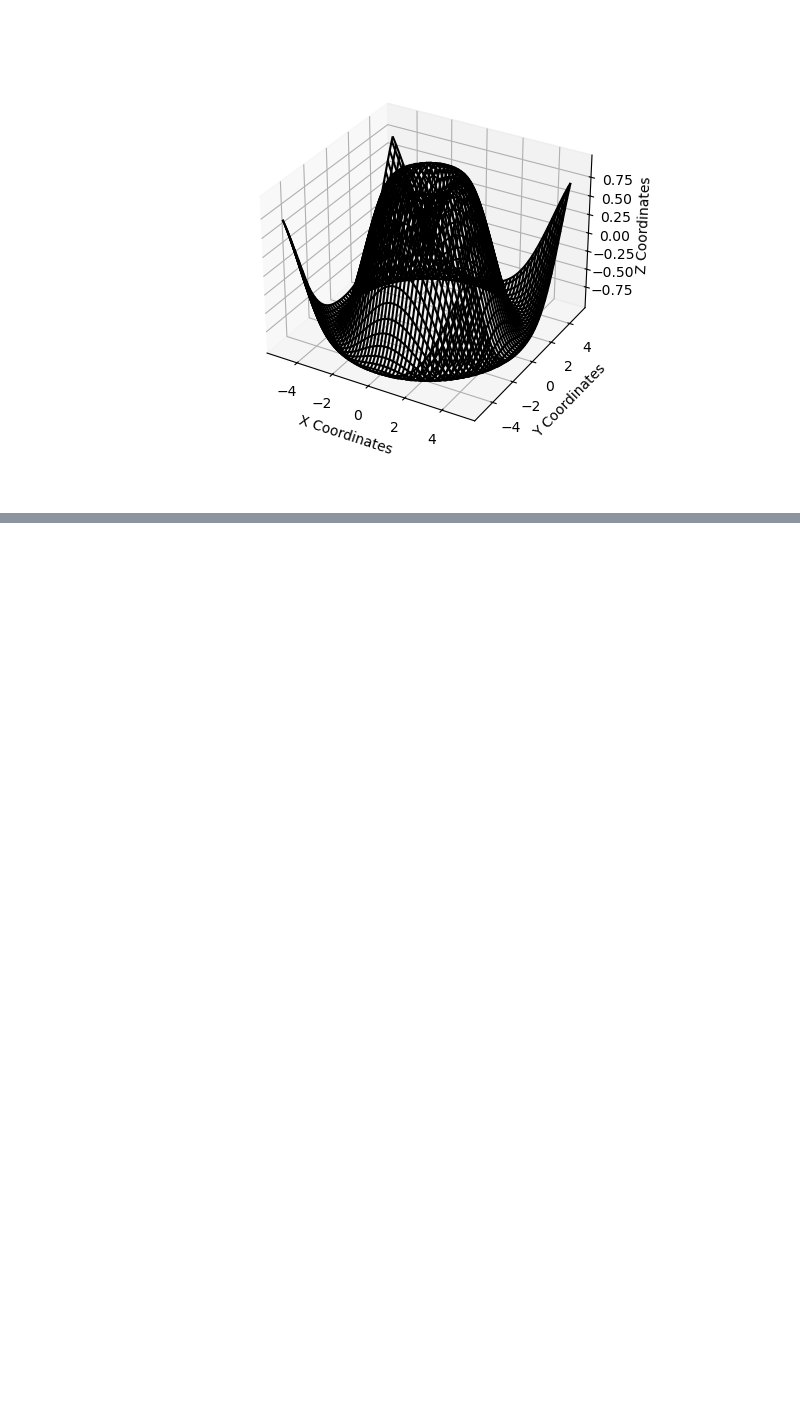
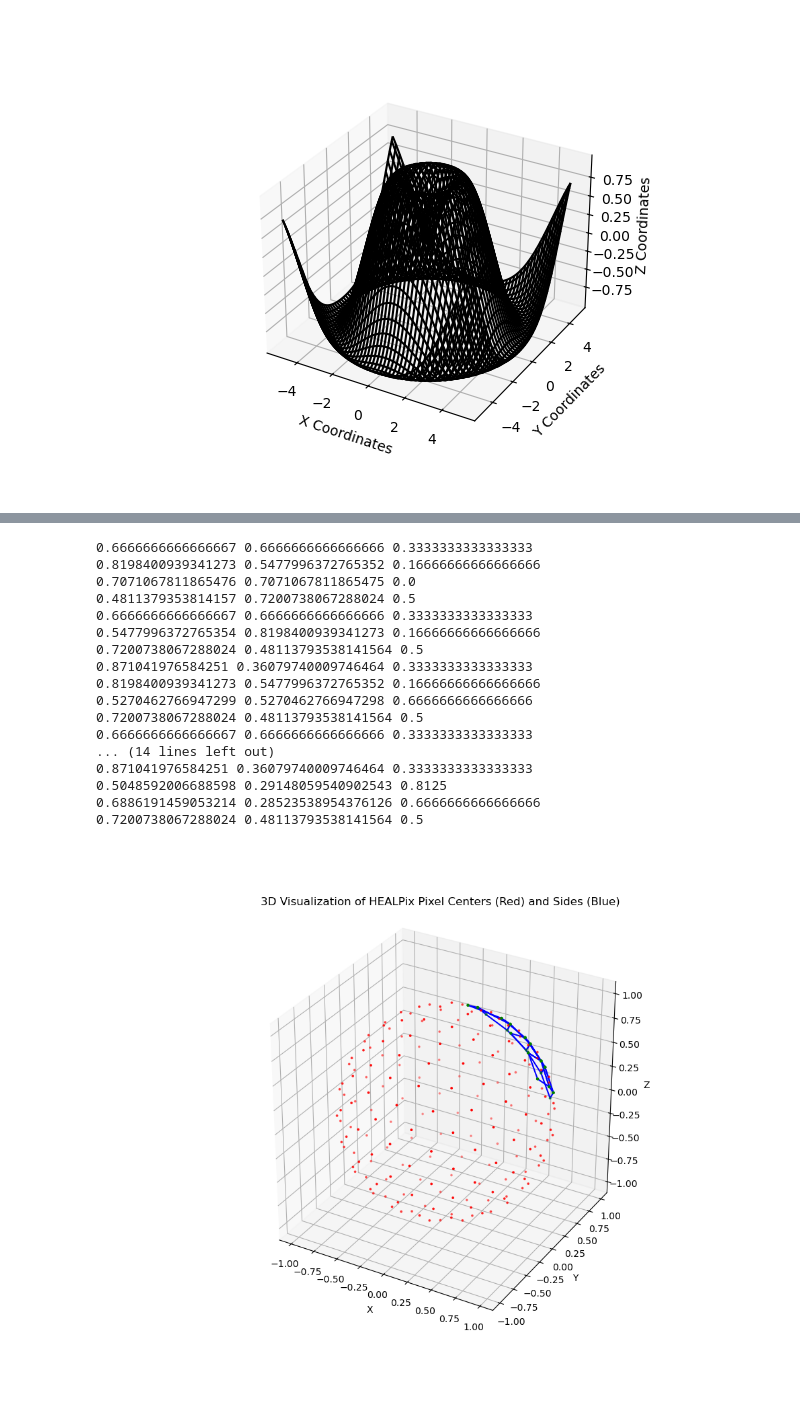
Before and after one commit to ioanazelko/isrf, a Jupyter notebook: isrf/plotting.ipynb, the cells around one changed output, grey strips where cells are left out. Drawn from its saved outputs; the diff is of its cells as text; code cells hidden in the pictures; blank space fills up the shorter version.

```diff
--- a/isrf/plotting.ipynb
+++ b/isrf/plotting.ipynb
@@ -226,3 +66,70 @@ plt.show()
+# %%
+
+# Set the HEALPix resolution
+nside = 4  # A manageable nside value for clear visualization
+npix = hp.nside2npix(nside)
+
+# Get the coordinates of the centers of the HEALPix pixels
+l_c, b_c = hp.pix2ang(nside, np.arange(npix), lonlat=True)
+
+# Convert Galactic coordinates to Cartesian coordinates for 3D plotting
+x_c, y_c, z_c = utils.galactic_to_cartesian( l_c,b_c, 1)
+
+# Prepare a 3D plot
+fig = plt.figure(figsize=(10, 8))
+ax = fig.add_subplot(111, projection='3d')
+
+# Iterate over all pixels to plot their boundaries
+#for pix in range(npix):
+for pix in range(10):
+
+    # Get the boundaries of the pixel (returns vertices in x, y, z cartesian coordinates)
+    # We are now extracting the full shape which is (3, N)
+    vertices = hp.boundaries(nside, pix, step=1, nest=True)  # Using NESTED ordering by default
+    x = vertices[0]
+    y = vertices[1]
+    z = vertices[2]
+    ax.scatter(x, y, z, c='g', s=5) # Plot the vertices of the pixel with a given point size
+    ### Plot the edges of the pixel
+    for i in range(3):
+        print(x[i], y[i], z[i])
+        ax.plot([x[i], x[i+1]], [y[i], y[i+1]], [z[i], z[i+1]], c='b')  # Draw a line between each pair of vertices
+    ax.plot([x[-1], x[0]], [y[-1], y[0]], [z[-1], z[0]], c='b')  # Draw a line between each pair of vertices
+
+
+# Scatter plot for point visualization
+ax.scatter(x_c, y_c, z_c, c='r', s=3)  # Color red, point size 1
+
+# # Set the aspect of the plot to be equal
+ax.set_box_aspect([1,1,1])
+
+# Enhance the plot
+ax.set_xlabel('X')
+ax.set_ylabel('Y')
+ax.set_zlabel('Z')
+ax.set_title('3D Visualization of HEALPix Pixel Centers (Red) and Sides (Blue)')
+ax.grid(True)
+
+plt.show()
+# %% [output]
+0.6666666666666667 0.6666666666666666 0.3333333333333333
+0.8198400939341273 0.5477996372765352 0.16666666666666666
+0.7071067811865476 0.7071067811865475 0.0
+0.4811379353814157 0.7200738067288024 0.5
+0.6666666666666667 0.6666666666666666 0.3333333333333333
+0.5477996372765354 0.8198400939341273 0.16666666666666666
+0.7200738067288024 0.48113793538141564 0.5
+0.871041976584251 0.36079740009746464 0.3333333333333333
+0.8198400939341273 0.5477996372765352 0.16666666666666666
+0.5270462766947299 0.5270462766947298 0.6666666666666666
+0.7200738067288024 0.48113793538141564 0.5
+0.6666666666666667 0.6666666666666666 0.3333333333333333
+... (14 lines left out)
+0.871041976584251 0.36079740009746464 0.3333333333333333
+0.5048592006688598 0.29148059540902543 0.8125
+0.6886191459053214 0.28523538954376126 0.6666666666666666
+0.7200738067288024 0.48113793538141564 0.5
+[figure, added]
 # %%
 
 # Set the HEALPix resolution
```
Also changed, not shown: parts of 8 cells of this notebook, 2 other files.
